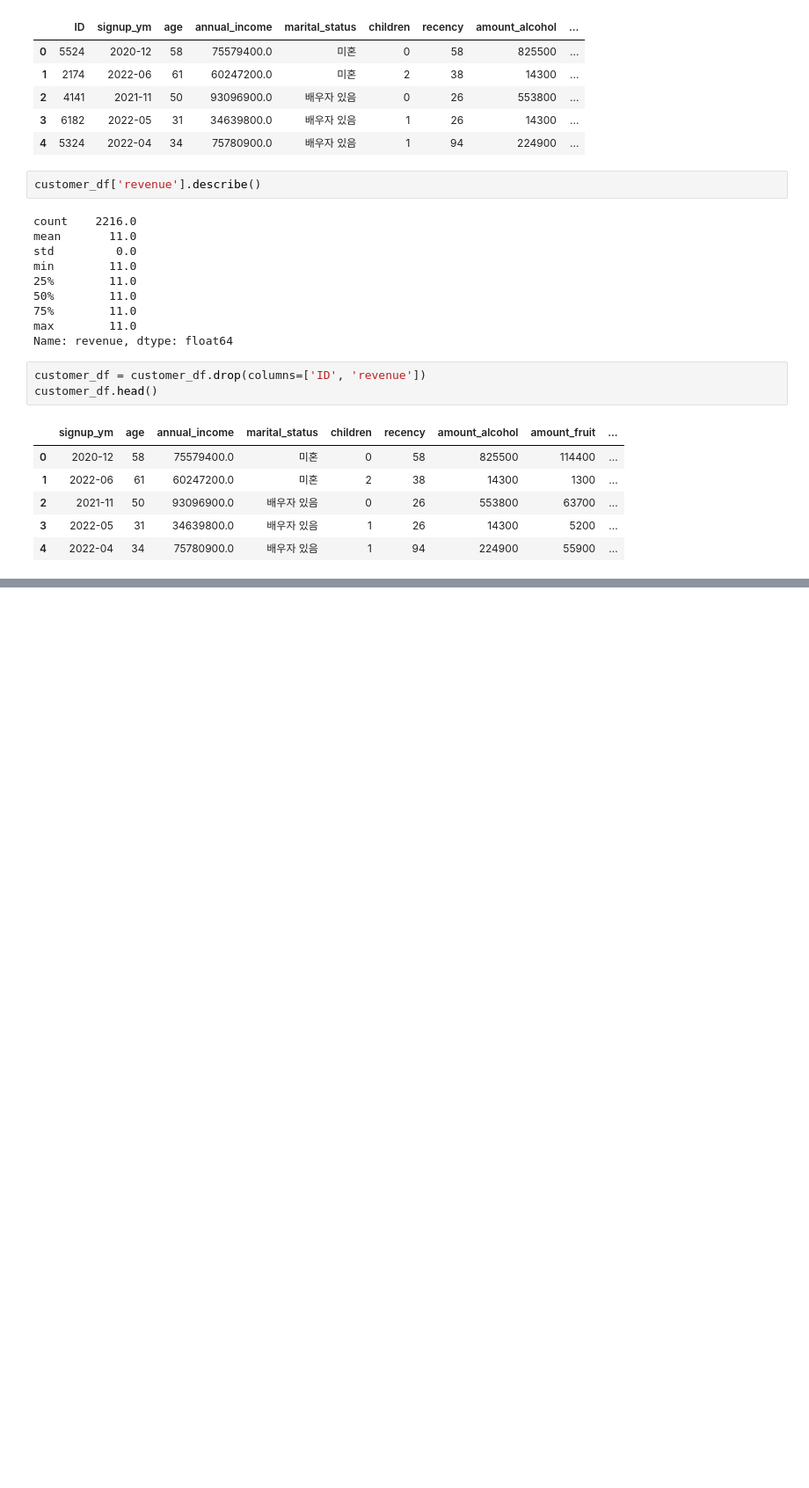
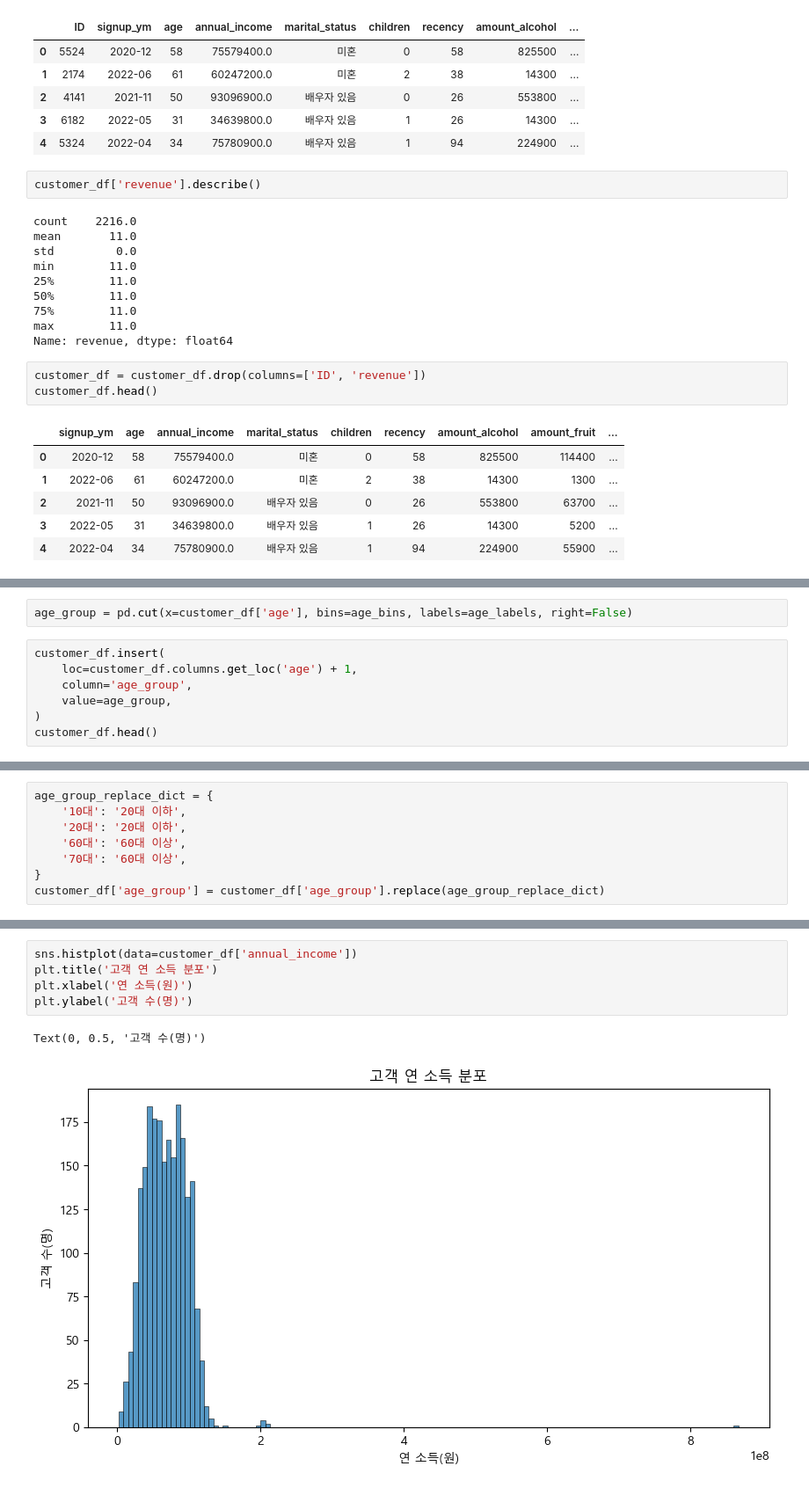
Before and after one commit to Crystal-0109/Codeit, a Jupyter notebook: SupermarketCustomerProject/SupermarketCustomer.ipynb, the cells around one changed output, grey strips where cells are left out. Shown at 88% size. Cells and saved outputs as stored; diff of their text form; blank space fills up the shorter version.

```diff
--- a/SupermarketCustomerProject/SupermarketCustomer.ipynb
+++ b/SupermarketCustomerProject/SupermarketCustomer.ipynb
@@ -210,0 +258,9 @@ customer_df.head()
+# %%
+age_group = pd.cut(x=customer_df['age'], bins=age_bins, labels=age_labels, right=False)
+# %%
+customer_df.insert(
+    loc=customer_df.columns.get_loc('age') + 1,
+    column='age_group',
+    value=age_group,
+)
+customer_df.head()
@@ -210,0 +286,8 @@ customer_df.head()
+# %%
+age_group_replace_dict = {
+    '10대': '20대 이하',
+    '20대': '20대 이하',
+    '60대': '60대 이상',
+    '70대': '60대 이상',
+}
+customer_df['age_group'] = customer_df['age_group'].replace(age_group_replace_dict)
@@ -210,0 +304,8 @@ customer_df.head()
+# %%
+sns.histplot(data=customer_df['annual_income'])
+plt.title('고객 연 소득 분포')
+plt.xlabel('연 소득(원)')
+plt.ylabel('고객 수(명)')
+# %% [output]
+Text(0, 0.5, '고객 수(명)')
+[figure, added]
```
Also changed, not shown: parts of 13 cells of this notebook.
